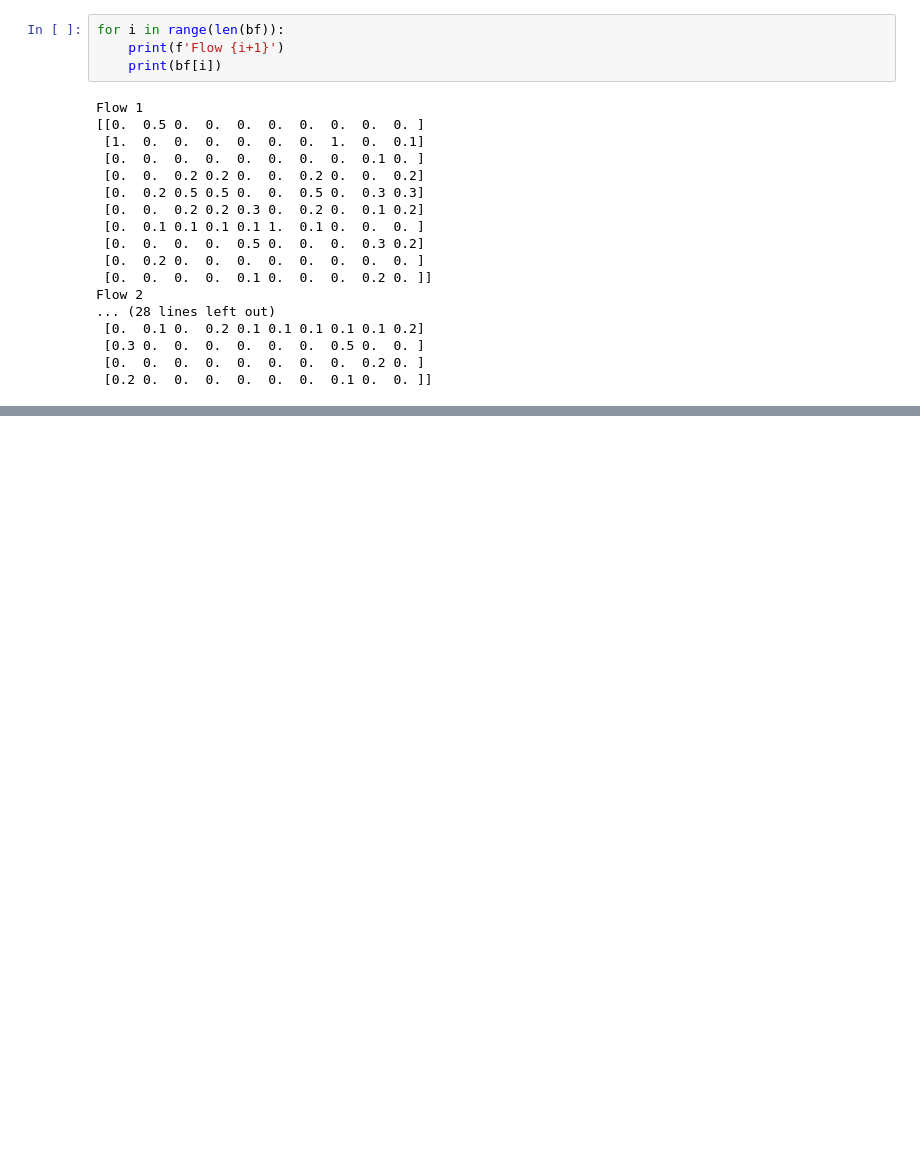
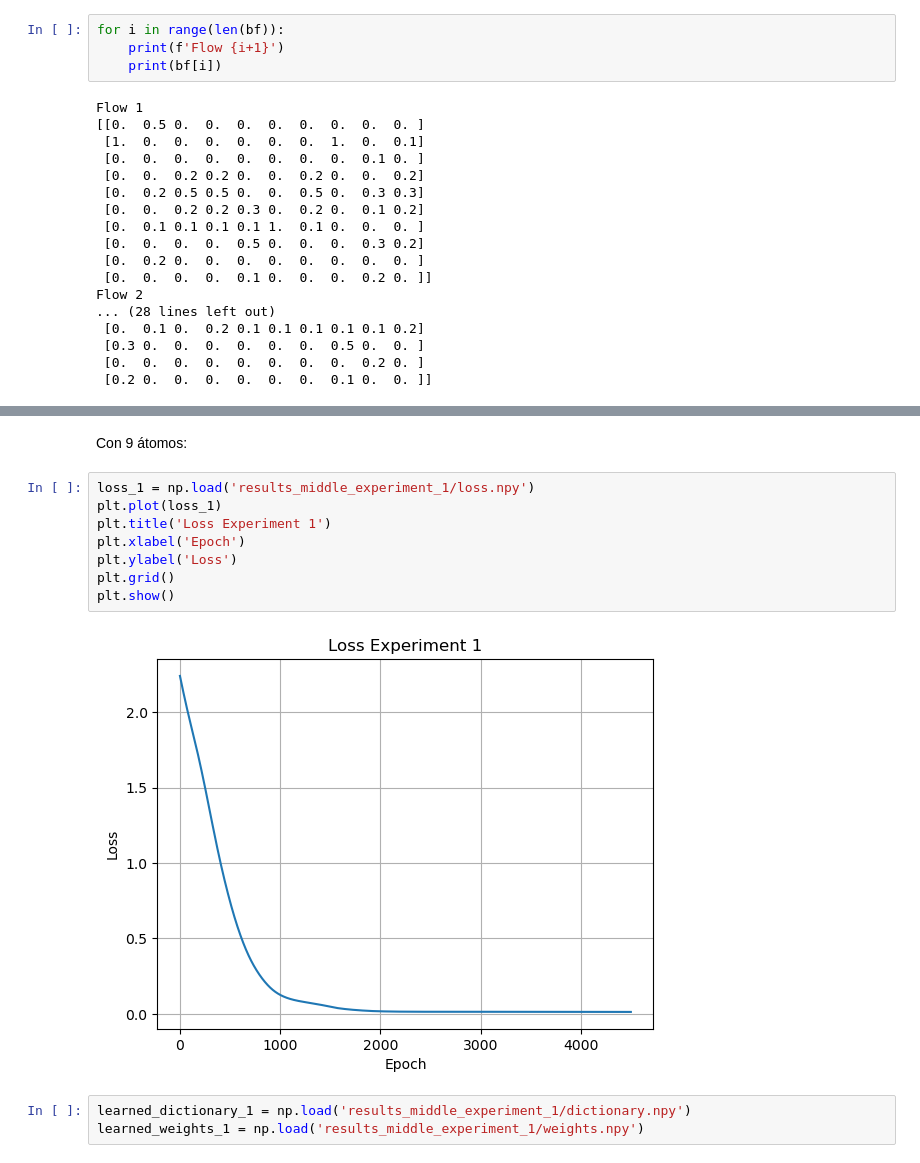
Before and after one commit to angelmdezhdez/thesis, a Jupyter notebook: exp_recon.ipynb, the cells around one changed output, grey strips where cells are left out. Drawn from its saved outputs; the diff is of its cells as text; blank space fills up the shorter version.

```diff
--- a/exp_recon.ipynb
+++ b/exp_recon.ipynb
@@ -296,0 +314,15 @@ Flow 2
+# %% [markdown]
+Con 9 átomos:
+# %%
+loss_1 = np.load('results_middle_experiment_1/loss.npy')
+plt.plot(loss_1)
+plt.title('Loss Experiment 1')
+plt.xlabel('Epoch')
+plt.ylabel('Loss')
+plt.grid()
+plt.show()
+# %% [output]
+[figure, added]
+# %%
+learned_dictionary_1 = np.load('results_middle_experiment_1/dictionary.npy')
+learned_weights_1 = np.load('results_middle_experiment_1/weights.npy')
```
Also changed, not shown: parts of 19 cells of this notebook, 13 other files.
